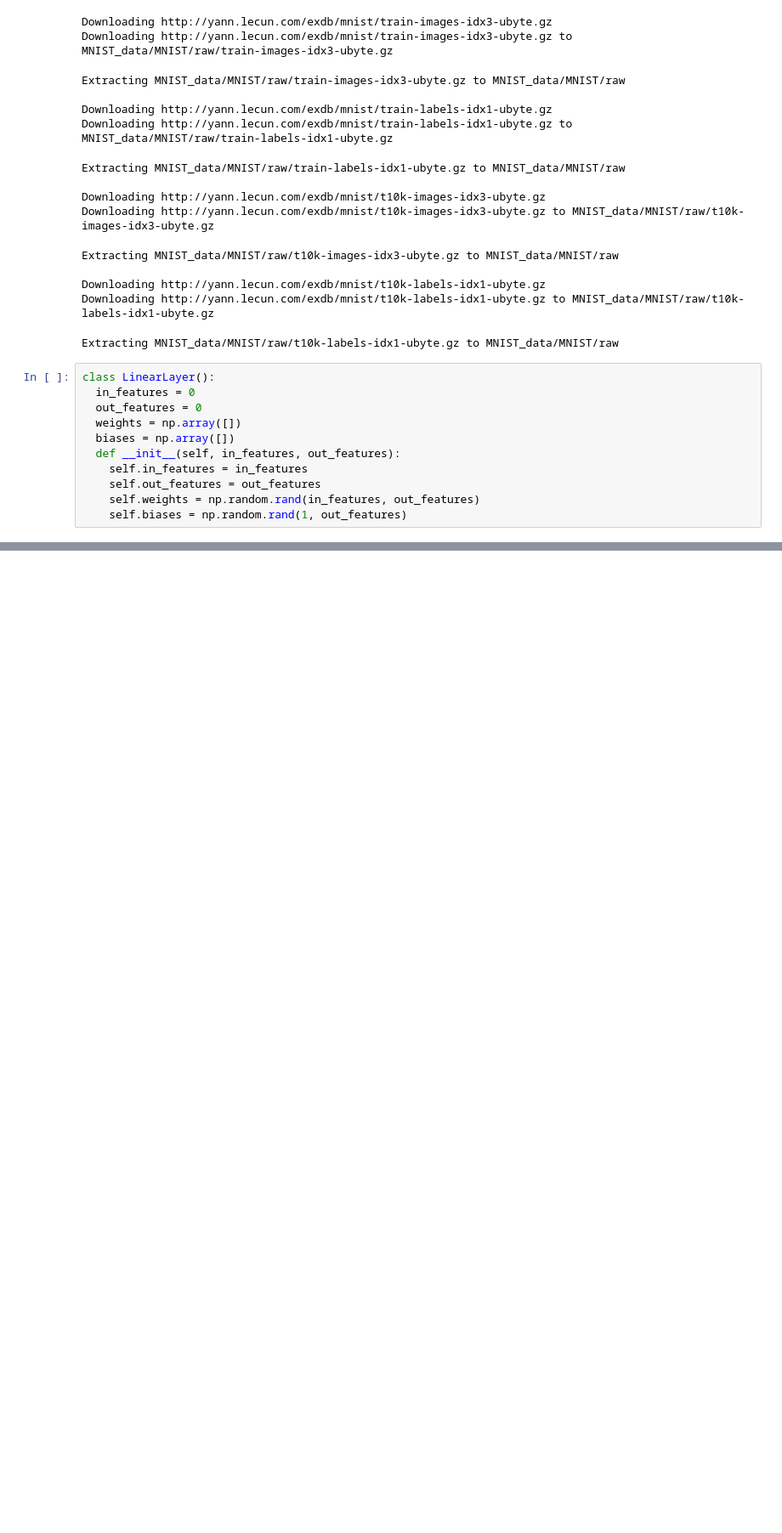
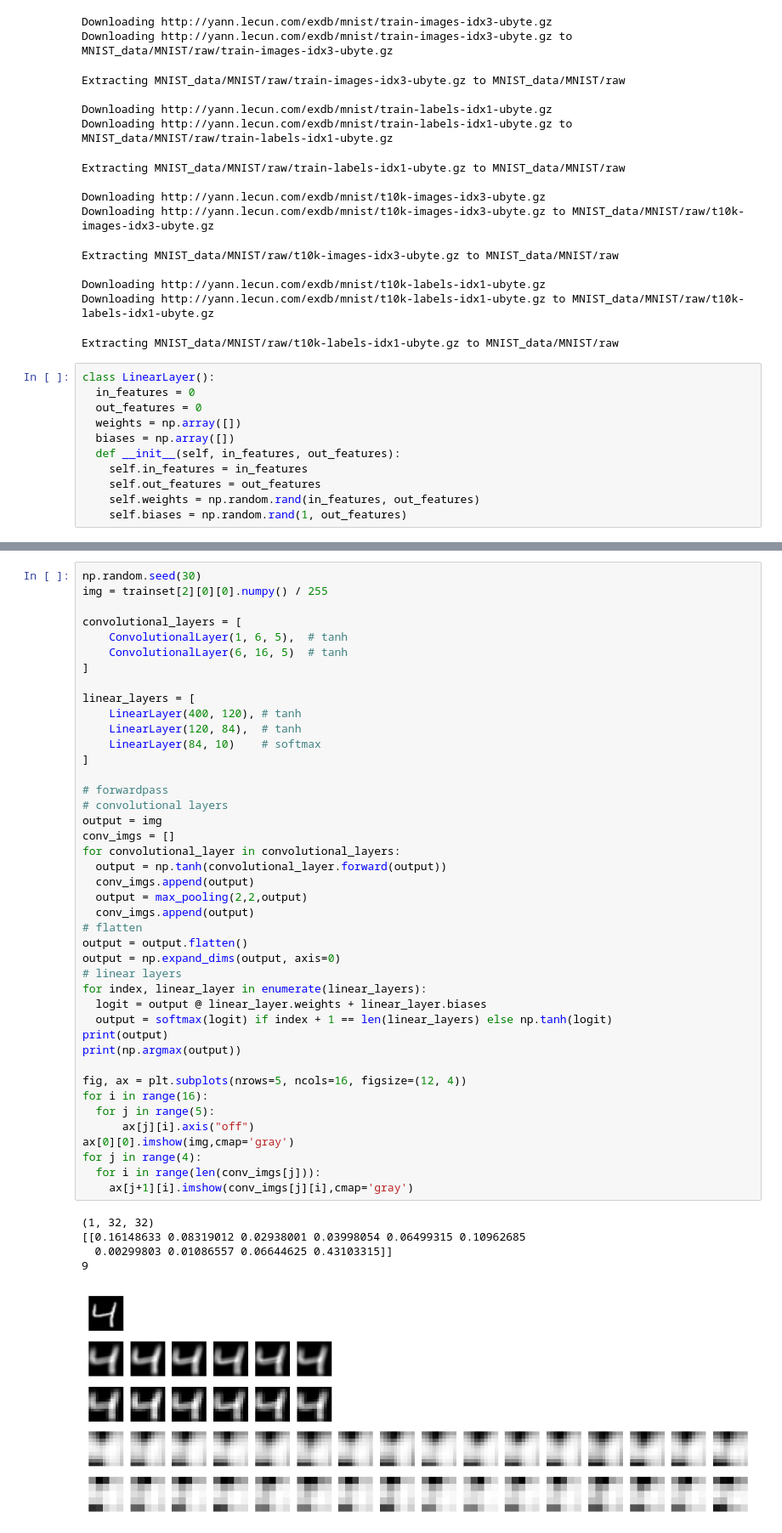
Before and after one commit to VictorFranco/python-lenet-from-scratch, a Jupyter notebook: LeNet5.ipynb, the cells around one changed output, grey strips where cells are left out. Shown: that part at 85% size. Cells and saved outputs as stored; diff of their text form; blank space fills up the shorter version.

Commit message:
refactor: add ConvolutionalLayer class

```diff
--- a/LeNet5.ipynb
+++ b/LeNet5.ipynb
@@ -143,0 +108,48 @@ for i in range(16):
+# %%
+np.random.seed(30)
+img = trainset[2][0][0].numpy() / 255
+
+convolutional_layers = [
+    ConvolutionalLayer(1, 6, 5),  # tanh
+    ConvolutionalLayer(6, 16, 5)  # tanh
+]
+
+linear_layers = [
+    LinearLayer(400, 120), # tanh
+    LinearLayer(120, 84),  # tanh
+    LinearLayer(84, 10)    # softmax
+]
+
+# forwardpass
+# convolutional layers
+output = img
+conv_imgs = []
+for convolutional_layer in convolutional_layers:
+  output = np.tanh(convolutional_layer.forward(output))
+  conv_imgs.append(output)
+  output = max_pooling(2,2,output)
+  conv_imgs.append(output)
+# flatten
+output = output.flatten()
+output = np.expand_dims(output, axis=0)
+# linear layers
+for index, linear_layer in enumerate(linear_layers):
+  logit = output @ linear_layer.weights + linear_layer.biases
+  output = softmax(logit) if index + 1 == len(linear_layers) else np.tanh(logit)
+print(output)
+print(np.argmax(output))
+
+fig, ax = plt.subplots(nrows=5, ncols=16, figsize=(12, 4))
+for i in range(16):
+  for j in range(5):
+      ax[j][i].axis("off")
+ax[0][0].imshow(img,cmap='gray')
+for j in range(4):
+  for i in range(len(conv_imgs[j])):
+    ax[j+1][i].imshow(conv_imgs[j][i],cmap='gray')
+# %% [output]
+(1, 32, 32)
+[[0.16148633 0.08319012 0.02938001 0.03998054 0.06499315 0.10962685
+  0.00299803 0.01086557 0.06644625 0.43103315]]
+9
+[figure, added]
```
Also changed, not shown: parts of 2 cells of this notebook.
